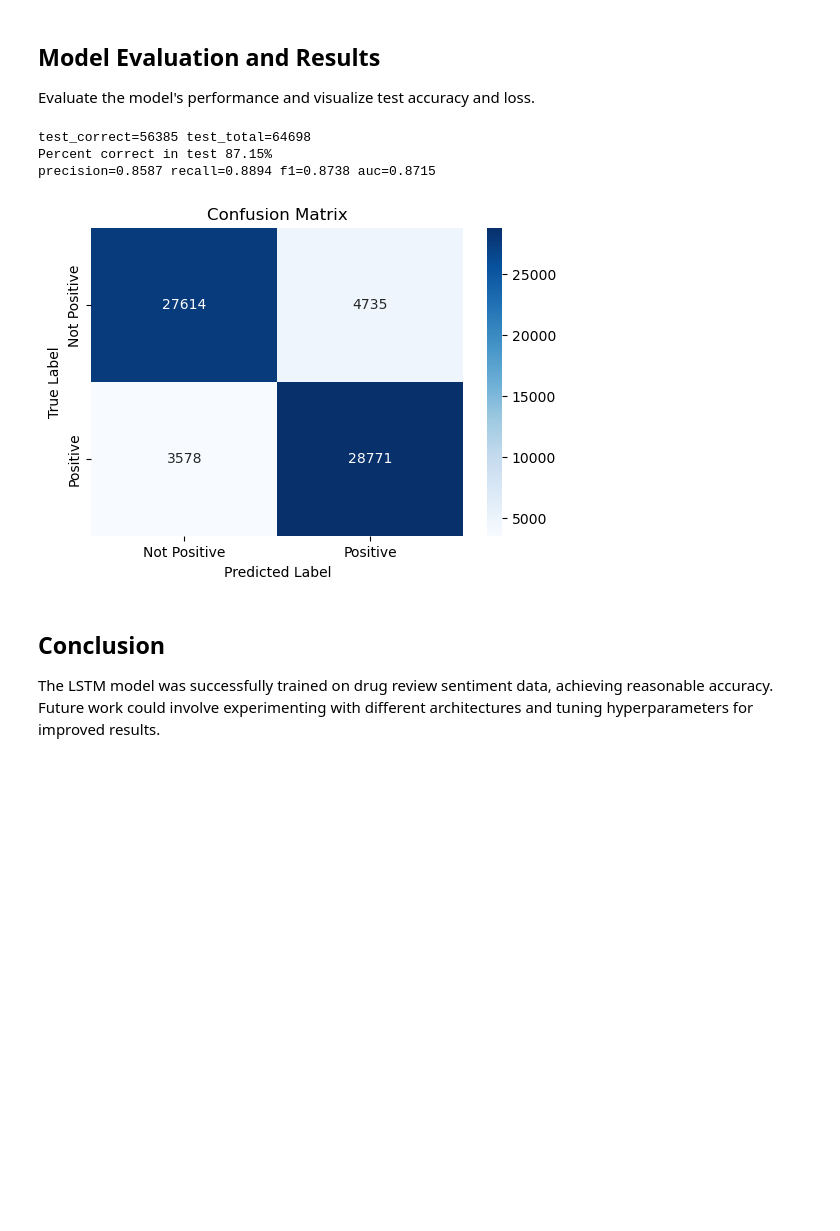
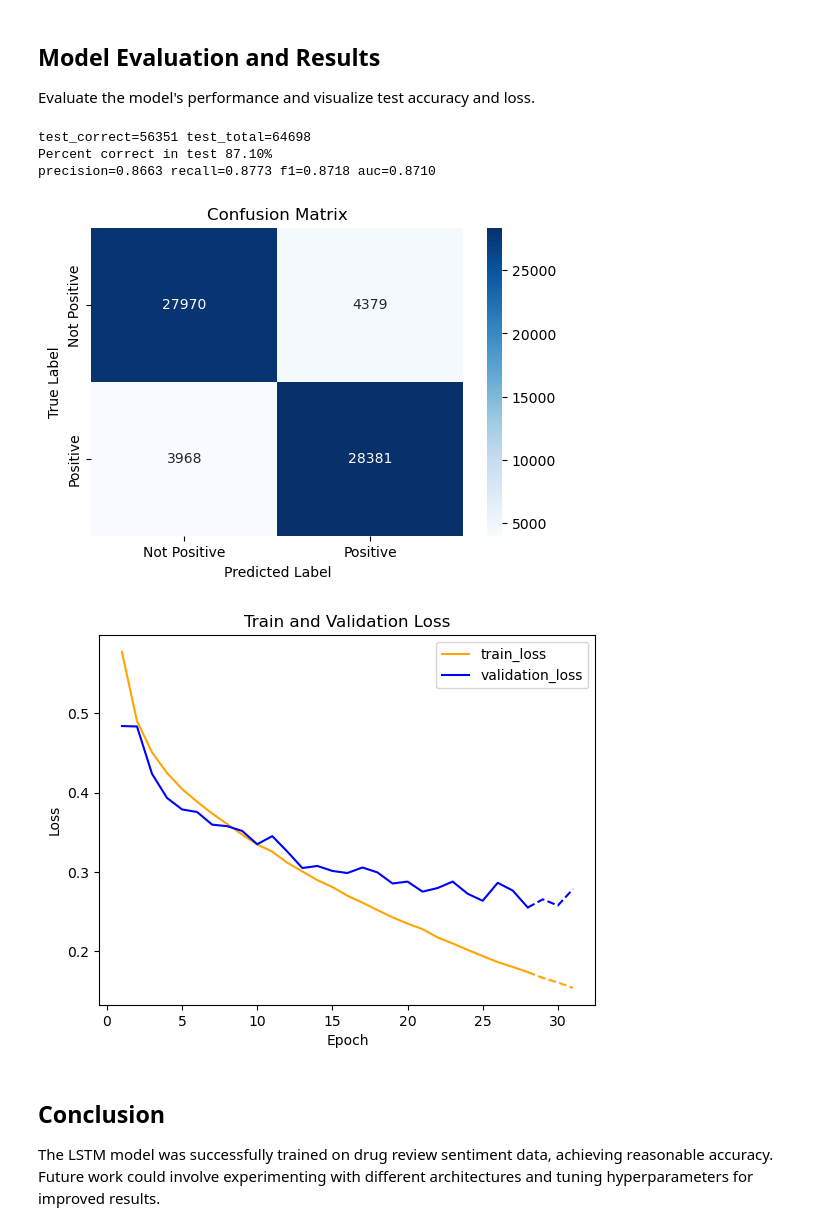
Before and after one commit to Iman-hamdan/aai-501-group7-sentiment-analysis-drug-reviews, a Jupyter notebook: drug_lstm_v3.ipynb, the cells around one changed output. Drawn from its saved outputs; the diff is of its cells as text; code cells hidden in the pictures; blank space fills up the shorter version.

```diff
--- a/drug_lstm_v3.ipynb
+++ b/drug_lstm_v3.ipynb
@@ -156,7 +156,8 @@ def collate_fn(batch):
 # Training function
 def train_model(model, train_loader, valid_loader, criterion, optimizer, n_epochs, device):
     early_stopping = EarlyStopping(patience=3)
-
+    train_loss_list = []
+    valid_loss_list = []
     for epoch in range(n_epochs):
         # Training phase
         model.train()
@@ -181,11 +182,13 @@ def train_model(model, train_loader, valid_loader, criterion, optimizer, n_epoch
             train_correct += (predicted == ratings).sum().item()
             train_total += ratings.size(0)
 
+
         # Validation phase
         model.eval()
         total_valid_loss = 0
         valid_correct = 0
         valid_total = 0
+
 
         with torch.no_grad():
             for batch in valid_loader:
@@ -208,13 +211,14 @@ def train_model(model, train_loader, valid_loader, criterion, optimizer, n_epoch
         print(f'Epoch {epoch+1}:')
         print(f'Train Loss: {avg_train_loss:.4f} | Train Acc: {train_acc:.2f}%')
         print(f'Valid Loss: {avg_valid_loss:.4f} | Valid Acc: {valid_acc:.2f}%')
-
+        train_loss_list.append(avg_train_loss)
+        valid_loss_list.append(avg_valid_loss)
         # Early stopping
         early_stopping(avg_valid_loss)
         if early_stopping.early_stop:
             print("Early stopping triggered")
             break
-    return model
+    return model, train_loss_list, valid_loss_list
 # %% [markdown]
 ## LSTM Model Definition
 Define the LSTM model that will be used for sentiment classification.
@@ -352,7 +356,7 @@ model = LSTMSentiment(
     vocab_size=len(word2idx),
     embedding_dim=100,
     hidden_dim=128,
-    n_layers=5,
+    n_layers=8,
     dropout=0.5
 ).to(device)
 
@@ -360,7 +364,7 @@ optimizer = torch.optim.AdamW(model.parameters(), lr=0.001, weight_decay=0.01)
 criterion = nn.BCEWithLogitsLoss()
 
 # Train the model
-model1 = train_model(model, train_loader, valid_loader, criterion, optimizer, n_epochs=100, device=device)
+model1, train_loss_list, valid_loss_list = train_model(model, train_loader, valid_loader, criterion, optimizer, n_epochs=100, device=device)
 
 # Cleanup
 gc.collect()
@@ -393,6 +397,7 @@ total_test_loss = 0
 test_correct = 0
 test_total = 0
 y_pred = []
+
 
 # Loop over test dataloader
 with torch.no_grad():
@@ -416,37 +421,53 @@ with torch.no_grad():
         test_total += ratings.size(0)
 
 print(f"test_correct={test_correct} test_total={test_total}")
 
 # Validate prediction accuracy using Pandas
 df_result = pd.DataFrame()
 df_result['y_test'] = y_test
 df_result['y_pred'] = y_pred
 df_result['correct'] = np.where(df_result['y_test'] == df_result['y_pred'], 1, 0)
 
 print(f"Percent correct in test {df_result['correct'].mean()*100:.2f}%")
 
 precision = precision_score(y_test, y_pred)
 recall = recall_score(y_test, y_pred)
 f1 = f1_score(y_test, y_pred)
 auc = roc_auc_score(y_test, y_pred)
 
 print(f"precision={precision:.4f} recall={recall:.4f} f1={f1:.4f} auc={auc:.4f}")
 
 # Calculate the confusion matrix
 conf_matrix = confusion_matrix(df_result['y_test'], df_result['y_pred'])
 
 # Optionally, you can plot the confusion matrix for better visualization
 plt.figure(figsize=(6, 4))
 sns.heatmap(conf_matrix, annot=True, fmt='d', cmap='Blues', xticklabels=['Not Positive', 'Positive'], yticklabels=['Not Positive', 'Positive'])
 plt.xlabel('Predicted Label')
 plt.ylabel('True Label')
 plt.title('Confusion Matrix')
 plt.show()
+
+# X axis for line chart
+epoch_list = [x + 1 for x in list(range(0,len(valid_loss_list)))]
+
+# Remove last three since they are discarded with early stopping
+plt.plot(epoch_list[:-3], train_loss_list[:-3], label='train_loss', color='orange')
+plt.plot(epoch_list[-4:], train_loss_list[-4:], color='orange',linestyle='--')
+plt.plot(epoch_list[:-3], valid_loss_list[:-3], label='validation_loss', color='blue')
+plt.plot(epoch_list[-4:], valid_loss_list[-4:], linestyle='--', color='blue')
+plt.xlabel("Epoch")
+plt.ylabel("Loss")
+plt.title("Train and Validation Loss")
+
+plt.legend()
+plt.show()
 # %% [output]
-test_correct=56385 test_total=64698
-Percent correct in test 87.15%
-precision=0.8587 recall=0.8894 f1=0.8738 auc=0.8715
+test_correct=56351 test_total=64698
+Percent correct in test 87.10%
+precision=0.8663 recall=0.8773 f1=0.8718 auc=0.8710
-[figure, old version]
+[figure, new version]
+[figure, added]
 # %% [markdown]
 ## Conclusion
 The LSTM model was successfully trained on drug review sentiment data, achieving reasonable accuracy. Future work could involve experimenting with different architectures and tuning hyperparameters for improved results.
```
Also changed, not shown: parts of 1 cell of this notebook, 1 other file.
